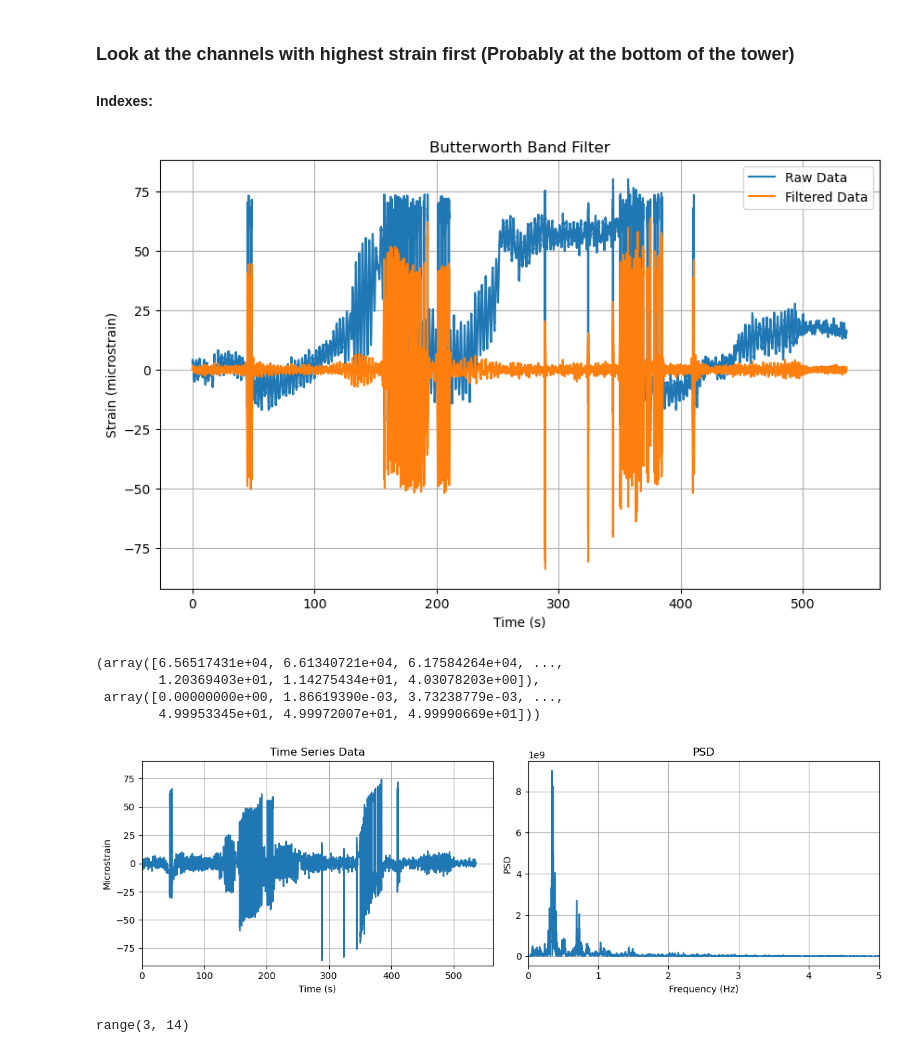
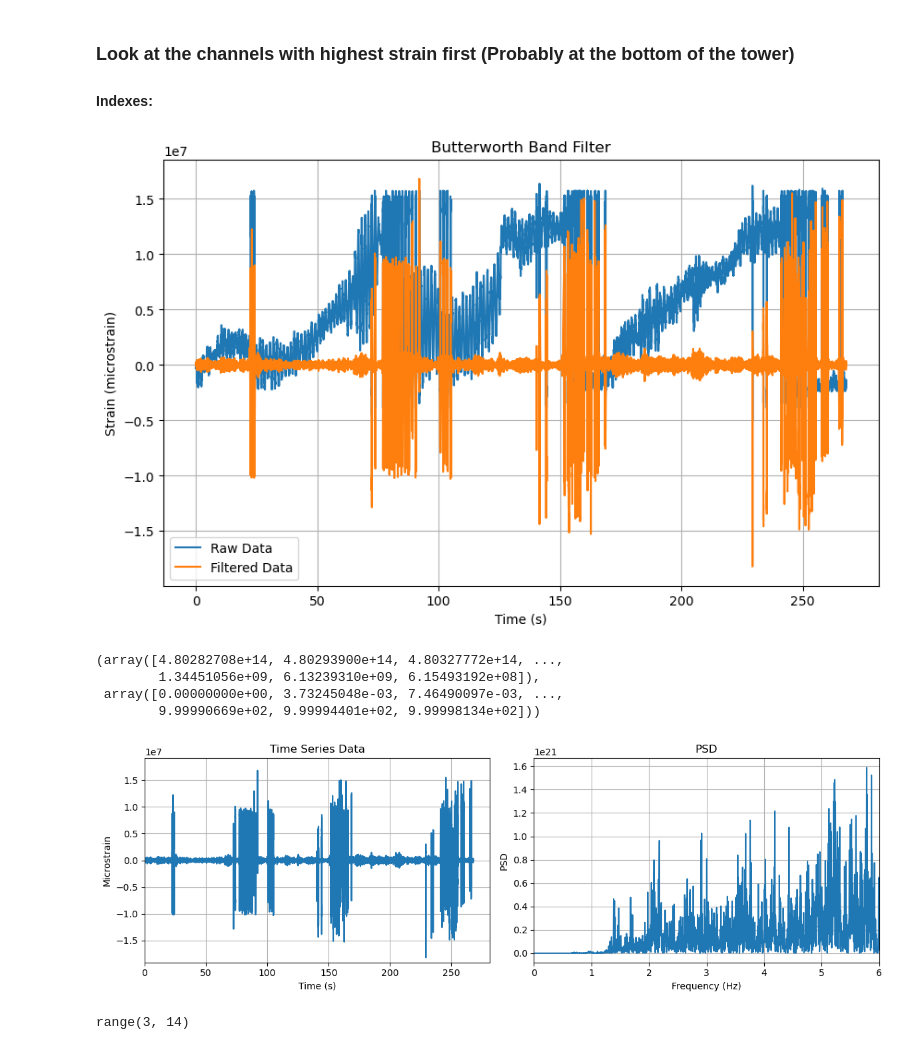
Before and after one commit to jamesterryxu/oklahoma-wind-turbine, a Jupyter notebook: python/das-eda.ipynb, the cells around one changed output. Cells and saved outputs as stored; diff of their text form; code cells hidden in the pictures.

Commit message:
adding new plots

```diff
--- a/python/das-eda.ipynb
+++ b/python/das-eda.ipynb
@@ -26,5 +20,5 @@ decim_to_100(filepath,'sensor_2023-05-30T112603-0500')
 # %%
-directory = '/Users/james/Documents/Research/oklahoma-wind-turbine/data/das/recording_2023-05-30T11_26_05-0500/sensor_2023-05-30T112603-0500_decimated100hz'
+directory = r'D:\das-data-oklahoma\prelim\sensor_2023-05-30T112603-0500'
 strain_data = load_decim_data(directory)
 # %%
 print(np.shape(strain_data))
@@ -48,34 +56,34 @@ phase_1 = filter_plot_single(strain_data)
 # phase_3 = filter_plot_single(strain_data_P3)
 # phase_4 = filter_plot_single(strain_data_P4)
 # %%
-channel = 7
-phase_1.butterworth(channel,order=2,cutoff_freq= 0.5)
+channel = 5
+phase_1.butterworth(channel,order=2,cutoff_freq= 0.1)
 phase_1.plot_side_by_side()
 # phase_2.butterworth(channel,order=2,cutoff_freq= 0.05)
 # phase_2.plot_side_by_side()
 # phase_3.butterworth(channel,order=2,cutoff_freq= 0.05)
 # phase_3.plot_side_by_side()
 # phase_4.butterworth(channel,order=2,cutoff_freq= 0.05)
 # phase_4.plot_side_by_side()
 # %% [output]
-[figure, old version]
+[figure, new version]
 # %%
 phase_1.psd_freqs()
 # phase_2.psd_freqs()
 # phase_3.psd_freqs()
 # phase_4.psd_freqs()
 # %% [output]
-(array([6.56517431e+04, 6.61340721e+04, 6.17584264e+04, ...,
-        1.20369403e+01, 1.14275434e+01, 4.03078203e+00]),
- array([0.00000000e+00, 1.86619390e-03, 3.73238779e-03, ...,
-        4.99953345e+01, 4.99972007e+01, 4.99990669e+01]))
+(array([4.80282708e+14, 4.80293900e+14, 4.80327772e+14, ...,
+        1.34451056e+09, 6.13239310e+09, 6.15493192e+08]),
+ array([0.00000000e+00, 3.73245048e-03, 7.46490097e-03, ...,
+        9.99990669e+02, 9.99994401e+02, 9.99998134e+02]))
 # %%
-phase_1.plot_psd_filtered(5)
+phase_1.plot_psd_filtered(6)
 # phase_2.plot_psd_filtered(5)
 # phase_3.plot_psd_filtered(5)
 # phase_4.plot_psd_filtered(5)
 # %% [output]
-[figure, old version]
+[figure, new version]
 # %%
 # Listing the relevant channels
 # channels = [6,7,8,9,10,11,12,13,14,15,16,18,19,20,21,22,26,27,28,30,31,32,33,34,35,36,37,38,39]
```
Also changed, not shown: parts of 19 cells of this notebook, 1 other file.
